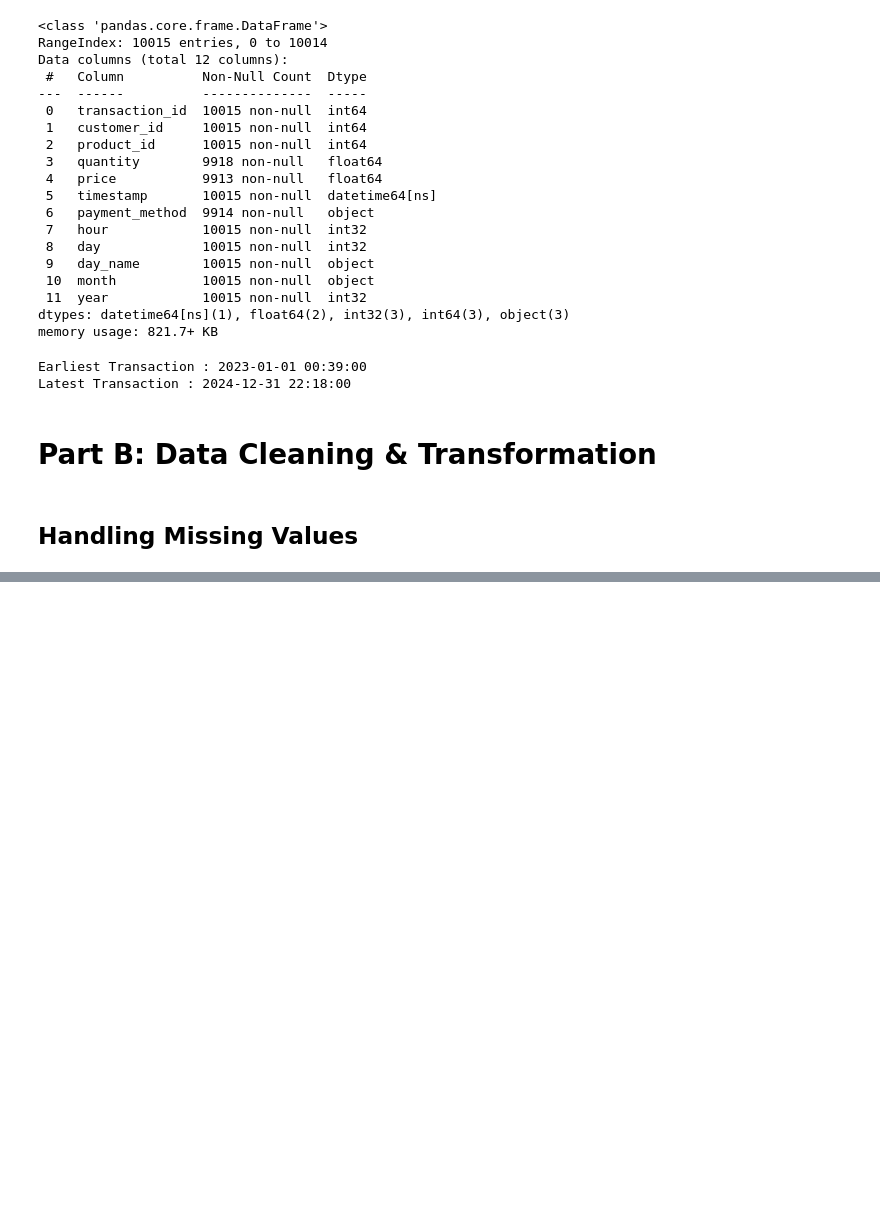
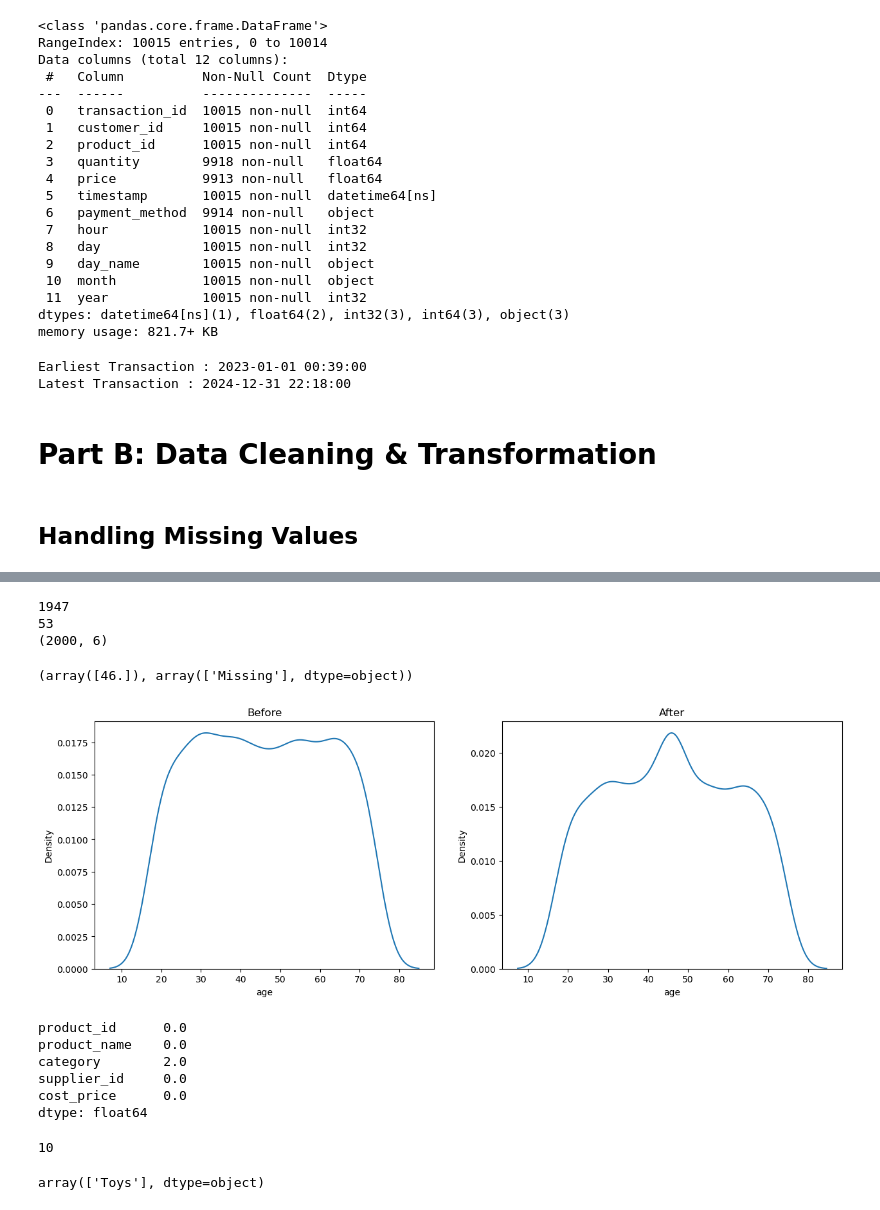
Before and after one commit to ka-rachit/Init_Tasks, a Jupyter notebook: Task_1_Python_Data_Manipulation/Init_Task.ipynb, the cells around one changed output, grey strips where cells are left out. Cells and saved outputs as stored; diff of their text form; code cells hidden in the pictures; blank space fills up the shorter version.

```diff
--- a/Task_1_Python_Data_Manipulation/Init_Task.ipynb
+++ b/Task_1_Python_Data_Manipulation/Init_Task.ipynb
@@ -155,0 +235,59 @@ Latest Transaction : 2024-12-31 22:18:00
+# %%
+print(customers['email'].nunique())
+print(customers['email'].isnull().sum())
+print(customers.shape)
+# %% [output]
+1947
+53
+(2000, 6)
+# %%
+# imputing the columns having missing values
+
+trf2 = ColumnTransformer( transformers= [('tnf3', imputer_n, ['age']),
+                                        ('tnf4', SimpleImputer(strategy='constant', fill_value='Missing'), ['email'])],
+                         remainder= 'passthrough', verbose_feature_names_out=False
+                       ).set_output(transform='pandas')
+
+customers_trf = trf2.fit_transform(customers)
+
+trf2.named_transformers_['tnf3'].statistics_, trf2.named_transformers_['tnf4'].statistics_
+# %% [output]
+(array([46.]), array(['Missing'], dtype=object))
+# %%
+# showcasing data distribution before and after filling null values
+
+fig, ax = plt.subplots(ncols = 2, figsize = (15, 5))
+
+sns.kdeplot(data=customers, x='age', ax=ax[0])
+ax[0].set_title('Before')
+
+sns.kdeplot(data=customers_trf, x='age', ax=ax[1])
+ax[1].set_title('After')
+
+plt.show()
+# %% [output]
+[figure, added]
+# %%
+# calculating percentage of null values
+products.isnull().mean() * 100
+# %% [output]
+product_id      0.0
+product_name    0.0
+category        2.0
+supplier_id     0.0
+cost_price      0.0
+dtype: float64
+# %%
+products['category'].nunique()
+# %% [output]
+10
+# %%
+trf3 = ColumnTransformer( transformers= [ ('tnf4', imputer_c, ['category']) ], remainder= 'passthrough',
+                          verbose_feature_names_out=False
+                        ).set_output(transform='pandas')
+
+products_trf = trf3.fit_transform(products)
+
+trf3.named_transformers_['tnf4'].statistics_
+# %% [output]
+array(['Toys'], dtype=object)
```
Also changed, not shown: parts of 22 cells of this notebook.
